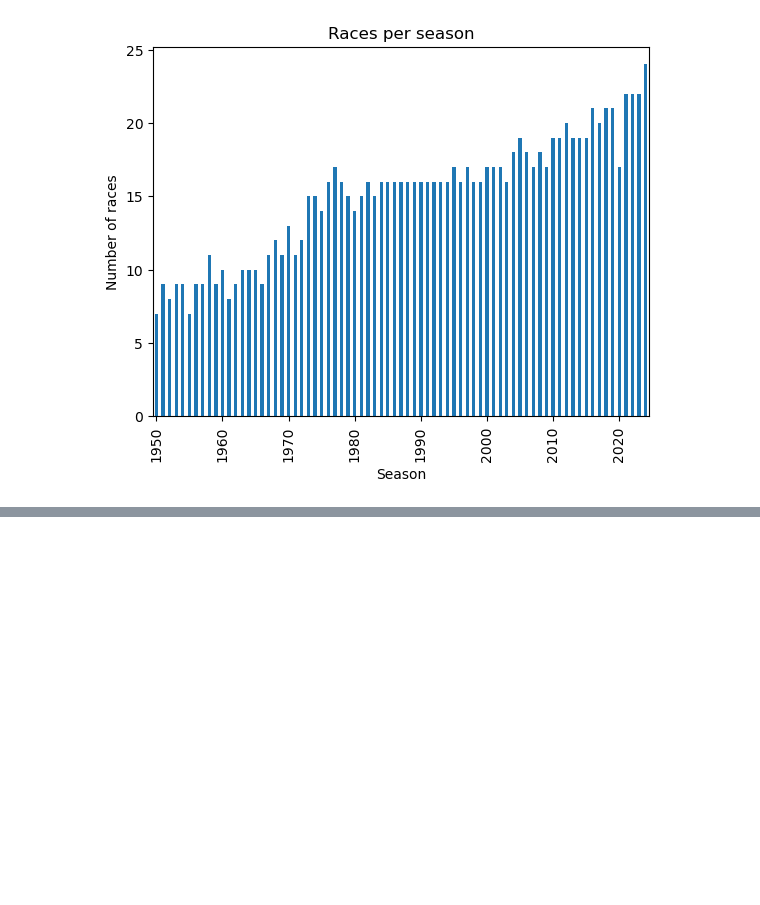
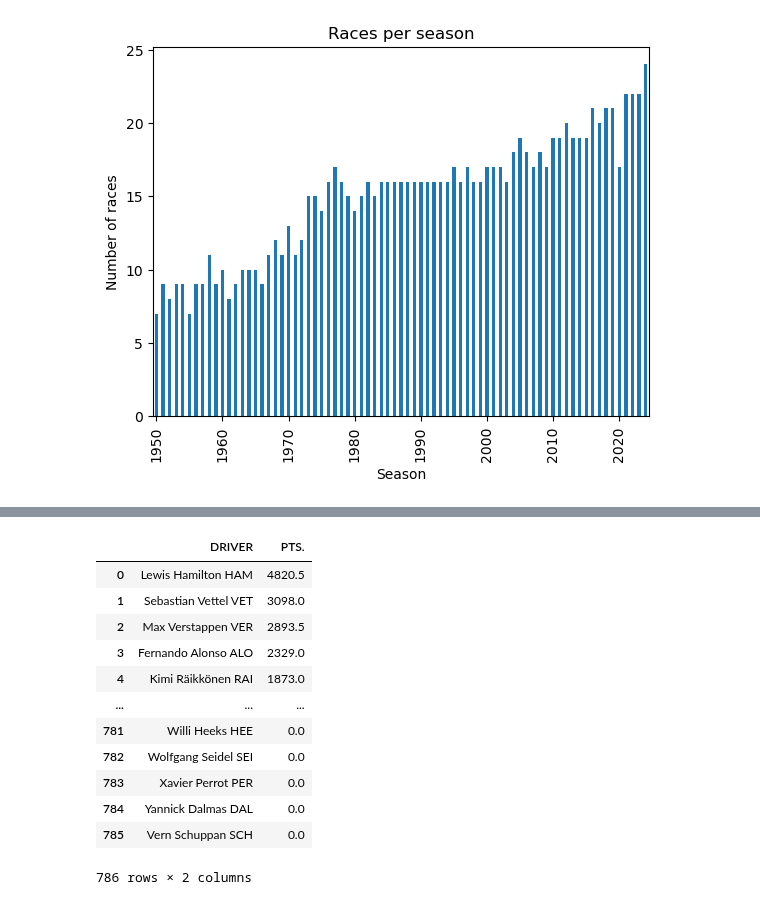
Before and after one commit to pbollhorn/bi-group5, a Jupyter notebook: mini_project_1.ipynb, the cells around one changed output, grey strips where cells are left out. Saved outputs shown, nothing was run; the diff lists cells and outputs as text; code cells hidden in the pictures; blank space fills up the shorter version.

```diff
--- a/mini_project_1.ipynb
+++ b/mini_project_1.ipynb
@@ -91,0 +138,19 @@ From 7 races in 1950 to 24 races in 2024 is an increase by a factor of 3.4
+# %%
+all_time_table = pd.concat(championships.values(), ignore_index=True)
+all_time_table = all_time_table.groupby("DRIVER", as_index=False)["PTS."].sum()
+all_time_table = all_time_table.sort_values("PTS.", ascending=False).reset_index(drop=True)
+all_time_table
+# %% [output]
+|  | DRIVER | PTS. |
+| 0 | Lewis Hamilton HAM | 4820.5 |
+| 1 | Sebastian Vettel VET | 3098.0 |
+| 2 | Max Verstappen VER | 2893.5 |
+| 3 | Fernando Alonso ALO | 2329.0 |
+| 4 | Kimi Räikkönen RAI | 1873.0 |
+| ... | ... | ... |
+| 781 | Willi Heeks HEE | 0.0 |
+| 782 | Wolfgang Seidel SEI | 0.0 |
+| 783 | Xavier Perrot PER | 0.0 |
+| 784 | Yannick Dalmas DAL | 0.0 |
+| 785 | Vern Schuppan SCH | 0.0 |
+786 rows × 2 columns
```
Also changed, not shown: parts of 17 cells of this notebook, 4 other files.
